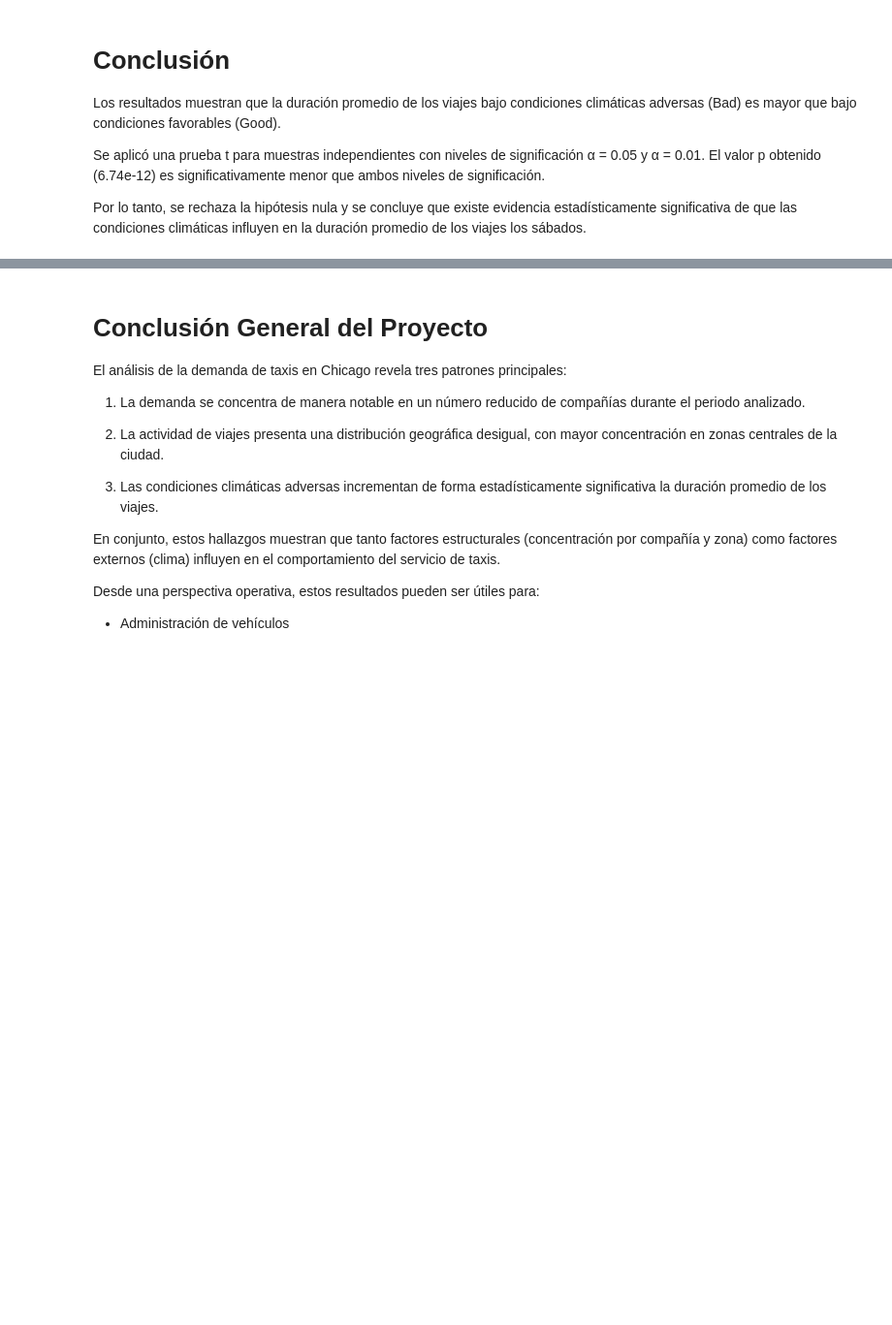
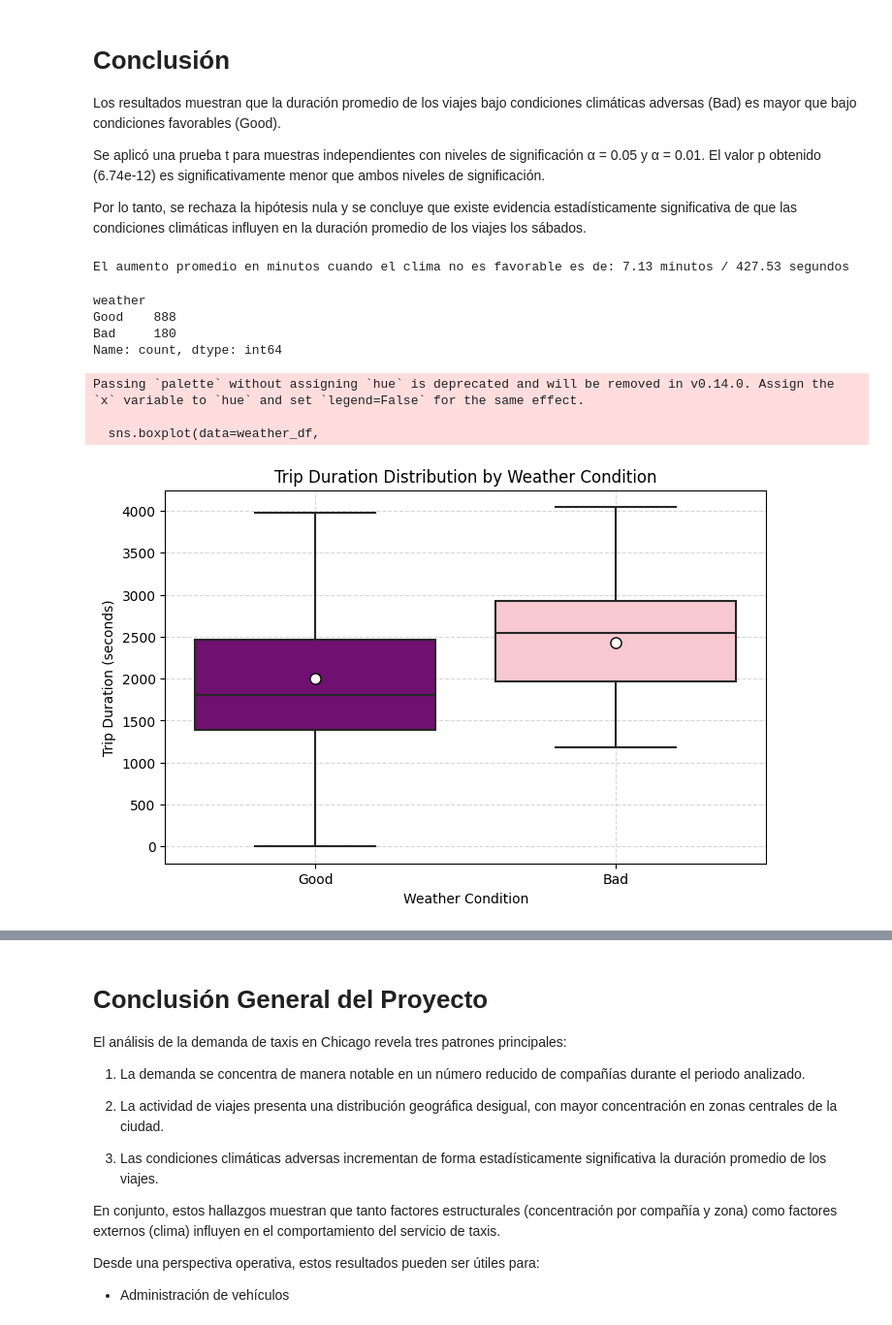
Before and after one commit to valegohdz/chicago-taxi-demand-analysis, a Jupyter notebook: notebooks/chicago_project.ipynb, the cells around one changed output, grey strips where cells are left out. Shown at 97% size. Drawn from its saved outputs; the diff is of its cells as text; code cells hidden in the pictures; blank space fills up the shorter version.

Commit message:
boxplot added

```diff
--- a/notebooks/chicago_project.ipynb
+++ b/notebooks/chicago_project.ipynb
@@ -280,3 +281,56 @@ Los resultados muestran que la duración promedio de los viajes bajo condiciones
 Se aplicó una prueba t para muestras independientes con niveles de significación α = 0.05 y α = 0.01. El valor p obtenido (6.74e-12) es significativamente menor que ambos niveles de significación.
 
 Por lo tanto, se rechaza la hipótesis nula y se concluye que existe evidencia estadísticamente significativa de que las condiciones climáticas influyen en la duración promedio de los viajes los sábados.
+# %%
+# Cuánto aumenta la duración promedio bajo el mal clima
+
+mean_good = good['duration_seconds'].mean()
+mean_bad = bad['duration_seconds'].mean()
+
+difference = (mean_bad - mean_good).round(2)
+difference_minutes = (difference / 60).round(2)
+print ()
+print()
+print(f'El aumento promedio en minutos cuando el clima no es favorable es de: {difference_minutes} minutos / {difference} segundos')
+# %% [output]
+El aumento promedio en minutos cuando el clima no es favorable es de: 7.13 minutos / 427.53 segundos
+# %%
+# boxplot para visualizar la distribución en cambio de clima
+
+weather_df = pd.concat([
+    good[['duration_seconds']].assign(weather='Good'),
+    bad[['duration_seconds']].assign(weather='Bad')
+])
+
+print(weather_df['weather'].value_counts())  # verifica que existan ambos
+
+plt.figure(figsize=(8,5))
+
+sns.boxplot(data=weather_df,
+    x='weather',
+    y='duration_seconds',
+    palette=['purple', 'pink'],
+    linewidth=1.5,
+    showfliers=False,
+    showmeans=True,
+    meanprops={
+        "marker": "o",
+        "markerfacecolor": "white",
+        "markeredgecolor": "black",
+        "markersize": 8})
+
+plt.title('Trip Duration Distribution by Weather Condition')
+plt.xlabel('Weather Condition')
+plt.ylabel('Trip Duration (seconds)')
+plt.grid(axis='both', linestyle='--', alpha=0.5)
+
+plt.show()
+# %% [output]
+weather
+Good    888
+Bad     180
+Name: count, dtype: int64
+Passing `palette` without assigning `hue` is deprecated and will be removed in v0.14.0. Assign the `x` variable to `hue` and set `legend=False` for the same effect.
+
+  sns.boxplot(data=weather_df,
+[figure, added]
```
Also changed, not shown: parts of 3 cells of this notebook.
